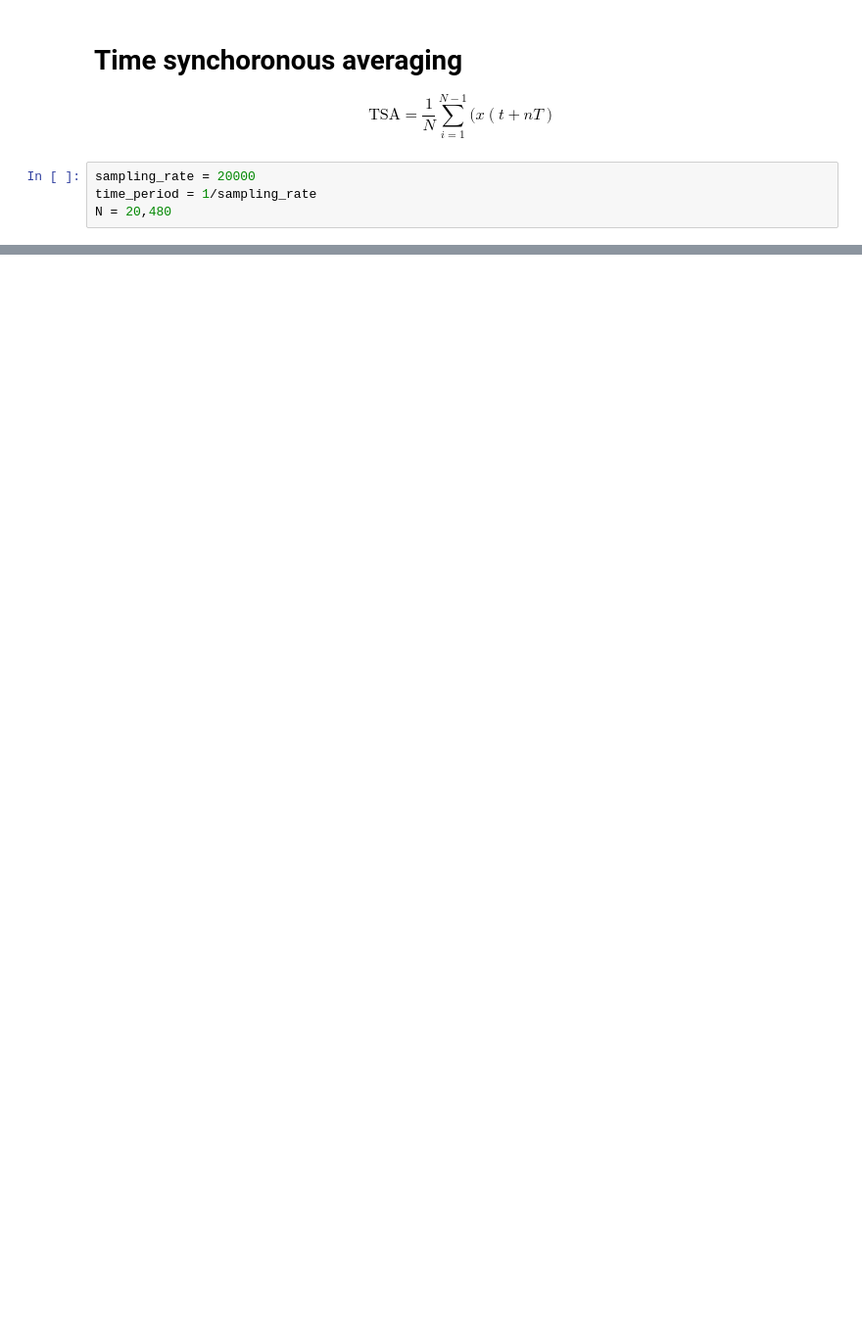
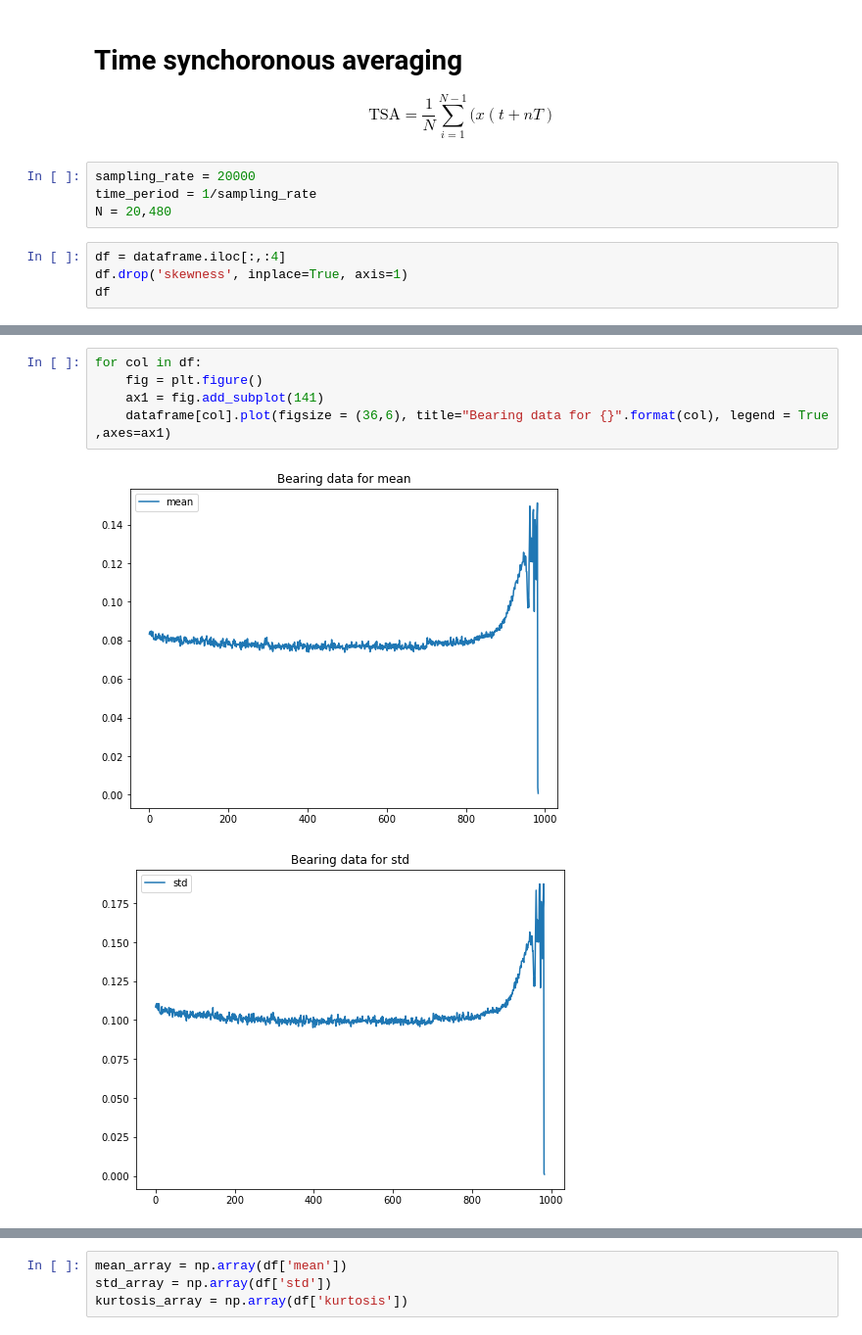
Before and after one commit to Ali1041/Predictive-maintenance-IOT4.0, a Jupyter notebook: Testing DSP.ipynb, the cells around one changed output, grey strips where cells are left out. Shown at 98% size. Drawn from its saved outputs; the diff is of its cells as text; blank space fills up the shorter version.

```diff
--- a/Testing DSP.ipynb
+++ b/Testing DSP.ipynb
@@ -203,3 +229,7 @@ $$\mathrm{TSA} = \frac{1}{N}\sum_{i=1}^{N-1}{(x(t+nT)}$$
 sampling_rate = 20000
 time_period = 1/sampling_rate
 N = 20,480
+# %%
+df = dataframe.iloc[:,:4]
+df.drop('skewness', inplace=True, axis=1)
+df
@@ -205,0 +254,8 @@ N = 20,480
+# %%
+for col in df:
+    fig = plt.figure()
+    ax1 = fig.add_subplot(141)
+    dataframe[col].plot(figsize = (36,6), title="Bearing data for {}".format(col), legend = True ,axes=ax1)
+# %% [output]
+[figure, added]
+[figure, added]
@@ -205,0 +263,4 @@ N = 20,480
+# %%
+mean_array = np.array(df['mean'])
+std_array = np.array(df['std'])
+kurtosis_array = np.array(df['kurtosis'])
```
Also changed, not shown: parts of 21 cells of this notebook, 2 other files.
